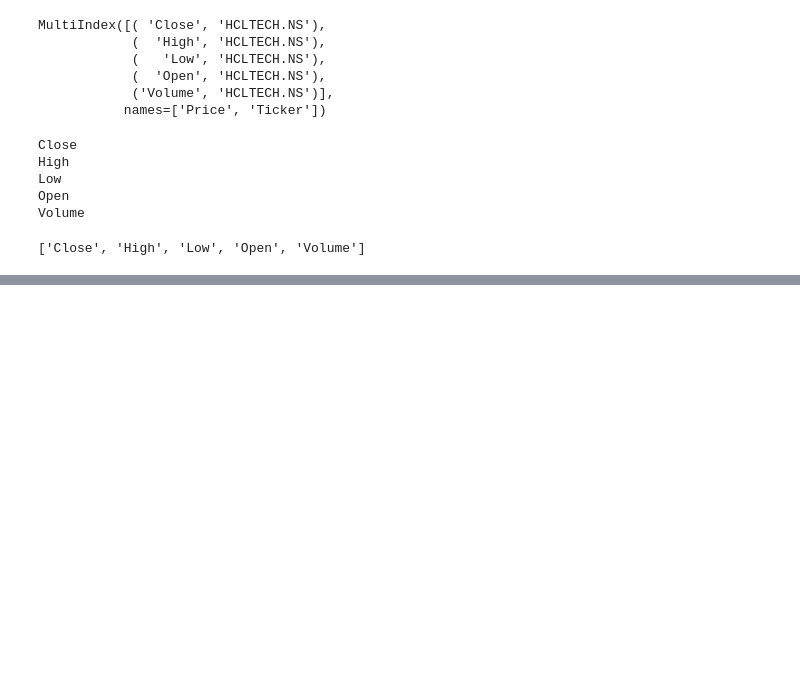
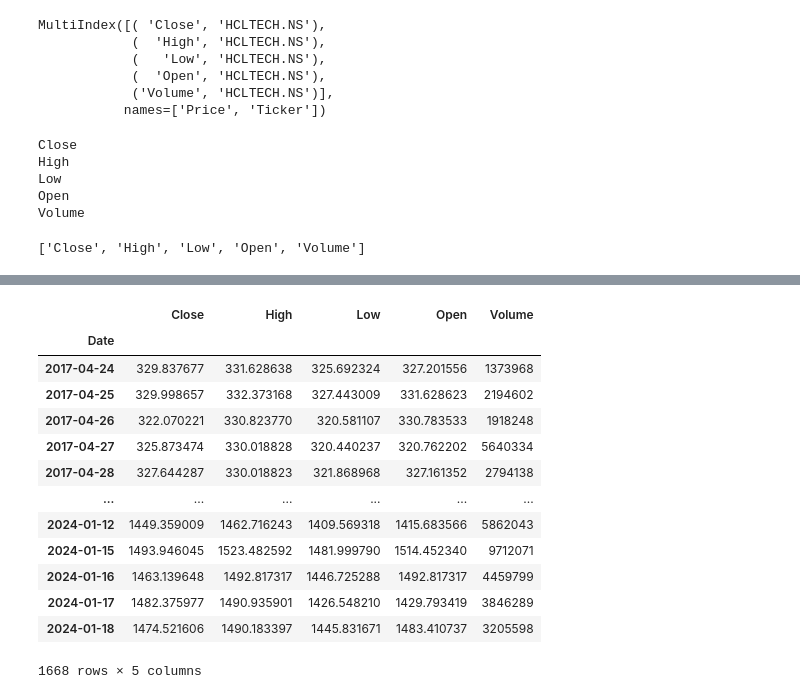
Before and after one commit to ArunK-ML/Learn---TimeSeries-StockPrice---Tensorflow, a Jupyter notebook: TimeSeries_Stockprice.ipynb, the cells around one changed output, grey strips where cells are left out. Cells and saved outputs as stored; diff of their text form; code cells hidden in the pictures; blank space fills up the shorter version.

```diff
--- a/TimeSeries_Stockprice.ipynb
+++ b/TimeSeries_Stockprice.ipynb
@@ -51,0 +95,2 @@ df1.columns = [i[0] for i in df1.columns]
+# %%
+df.columns = ['Close', 'High', 'Low', 'Open', 'Volume']
@@ -51,0 +111,23 @@ df1.columns = [i[0] for i in df1.columns]
+# %%
+lookback = 60
+test_size = 0.2
+n_total = len(df)
+n_test = int(n_total*test_size)
+df_train = df.iloc[:-n_test].copy()
+# %%
+df_train
+# %% [output]
+|  | Close | High | Low | Open | Volume |
+| Date |  |  |  |  |  |
+| 2017-04-24 | 329.837677 | 331.628638 | 325.692324 | 327.201556 | 1373968 |
+| 2017-04-25 | 329.998657 | 332.373168 | 327.443009 | 331.628623 | 2194602 |
+| 2017-04-26 | 322.070221 | 330.823770 | 320.581107 | 330.783533 | 1918248 |
+| 2017-04-27 | 325.873474 | 330.018828 | 320.440237 | 320.762202 | 5640334 |
+| 2017-04-28 | 327.644287 | 330.018823 | 321.868968 | 327.161352 | 2794138 |
+| ... | ... | ... | ... | ... | ... |
+| 2024-01-12 | 1449.359009 | 1462.716243 | 1409.569318 | 1415.683566 | 5862043 |
+| 2024-01-15 | 1493.946045 | 1523.482592 | 1481.999790 | 1514.452340 | 9712071 |
+| 2024-01-16 | 1463.139648 | 1492.817317 | 1446.725288 | 1492.817317 | 4459799 |
+| 2024-01-17 | 1482.375977 | 1490.935901 | 1426.548210 | 1429.793419 | 3846289 |
+| 2024-01-18 | 1474.521606 | 1490.183397 | 1445.831671 | 1483.410737 | 3205598 |
+1668 rows × 5 columns
```
Also changed, not shown: parts of 8 cells of this notebook.
